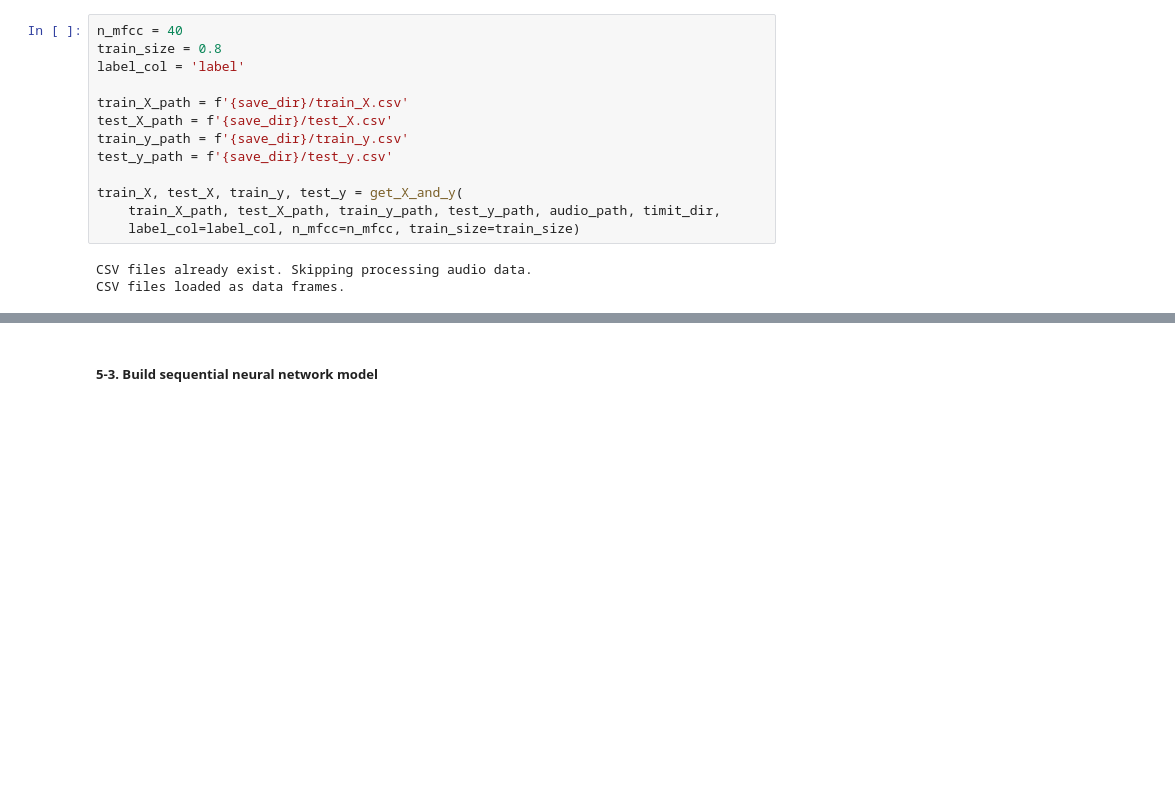
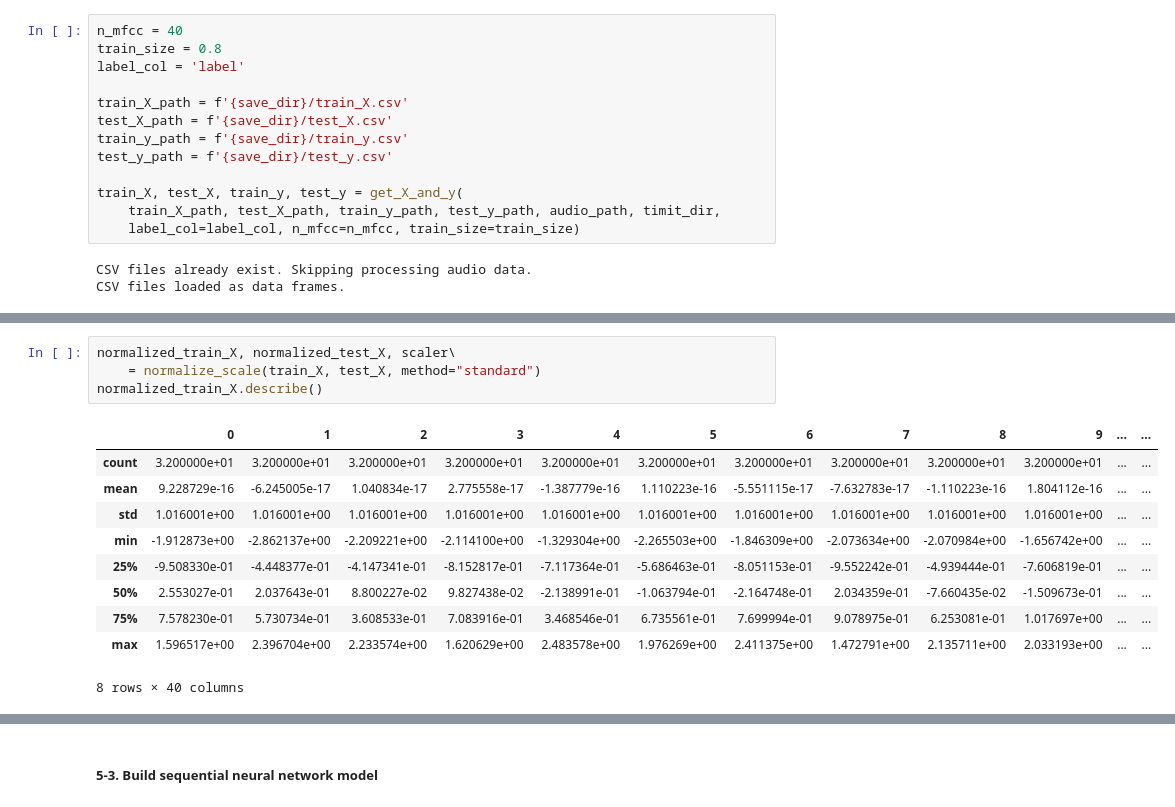
Before and after one commit to henryhyunwookim/Voice-Cloning-and-Fake-Audio-Detection, a Jupyter notebook: VoiceCloningAndFakeAudioDetection.ipynb, the cells around one changed output, grey strips where cells are left out. Cells and saved outputs as stored; diff of their text form; blank space fills up the shorter version.

```diff
--- a/VoiceCloningAndFakeAudioDetection.ipynb
+++ b/VoiceCloningAndFakeAudioDetection.ipynb
@@ -446,0 +449,15 @@ often resulting in incorrect encoding and decoding of the labels.
+# %%
+normalized_train_X, normalized_test_X, scaler\
+    = normalize_scale(train_X, test_X, method="standard")
+normalized_train_X.describe()
+# %% [output]
+|  | 0 | 1 | 2 | 3 | 4 | 5 | 6 | 7 | 8 | 9 | ... | ... |
+| count | 3.200000e+01 | 3.200000e+01 | 3.200000e+01 | 3.200000e+01 | 3.200000e+01 | 3.200000e+01 | 3.200000e+01 | 3.200000e+01 | 3.200000e+01 | 3.200000e+01 | ... | ... |
+| mean | 9.228729e-16 | -6.245005e-17 | 1.040834e-17 | 2.775558e-17 | -1.387779e-16 | 1.110223e-16 | -5.551115e-17 | -7.632783e-17 | -1.110223e-16 | 1.804112e-16 | ... | ... |
+| std | 1.016001e+00 | 1.016001e+00 | 1.016001e+00 | 1.016001e+00 | 1.016001e+00 | 1.016001e+00 | 1.016001e+00 | 1.016001e+00 | 1.016001e+00 | 1.016001e+00 | ... | ... |
+| min | -1.912873e+00 | -2.862137e+00 | -2.209221e+00 | -2.114100e+00 | -1.329304e+00 | -2.265503e+00 | -1.846309e+00 | -2.073634e+00 | -2.070984e+00 | -1.656742e+00 | ... | ... |
+| 25% | -9.508330e-01 | -4.448377e-01 | -4.147341e-01 | -8.152817e-01 | -7.117364e-01 | -5.686463e-01 | -8.051153e-01 | -9.552242e-01 | -4.939444e-01 | -7.606819e-01 | ... | ... |
+| 50% | 2.553027e-01 | 2.037643e-01 | 8.800227e-02 | 9.827438e-02 | -2.138991e-01 | -1.063794e-01 | -2.164748e-01 | 2.034359e-01 | -7.660435e-02 | -1.509673e-01 | ... | ... |
+| 75% | 7.578230e-01 | 5.730734e-01 | 3.608533e-01 | 7.083916e-01 | 3.468546e-01 | 6.735561e-01 | 7.699994e-01 | 9.078975e-01 | 6.253081e-01 | 1.017697e+00 | ... | ... |
+| max | 1.596517e+00 | 2.396704e+00 | 2.233574e+00 | 1.620629e+00 | 2.483578e+00 | 1.976269e+00 | 2.411375e+00 | 1.472791e+00 | 2.135711e+00 | 2.033193e+00 | ... | ... |
+8 rows × 40 columns
```
Also changed, not shown: parts of 34 cells of this notebook, 4 other files.
